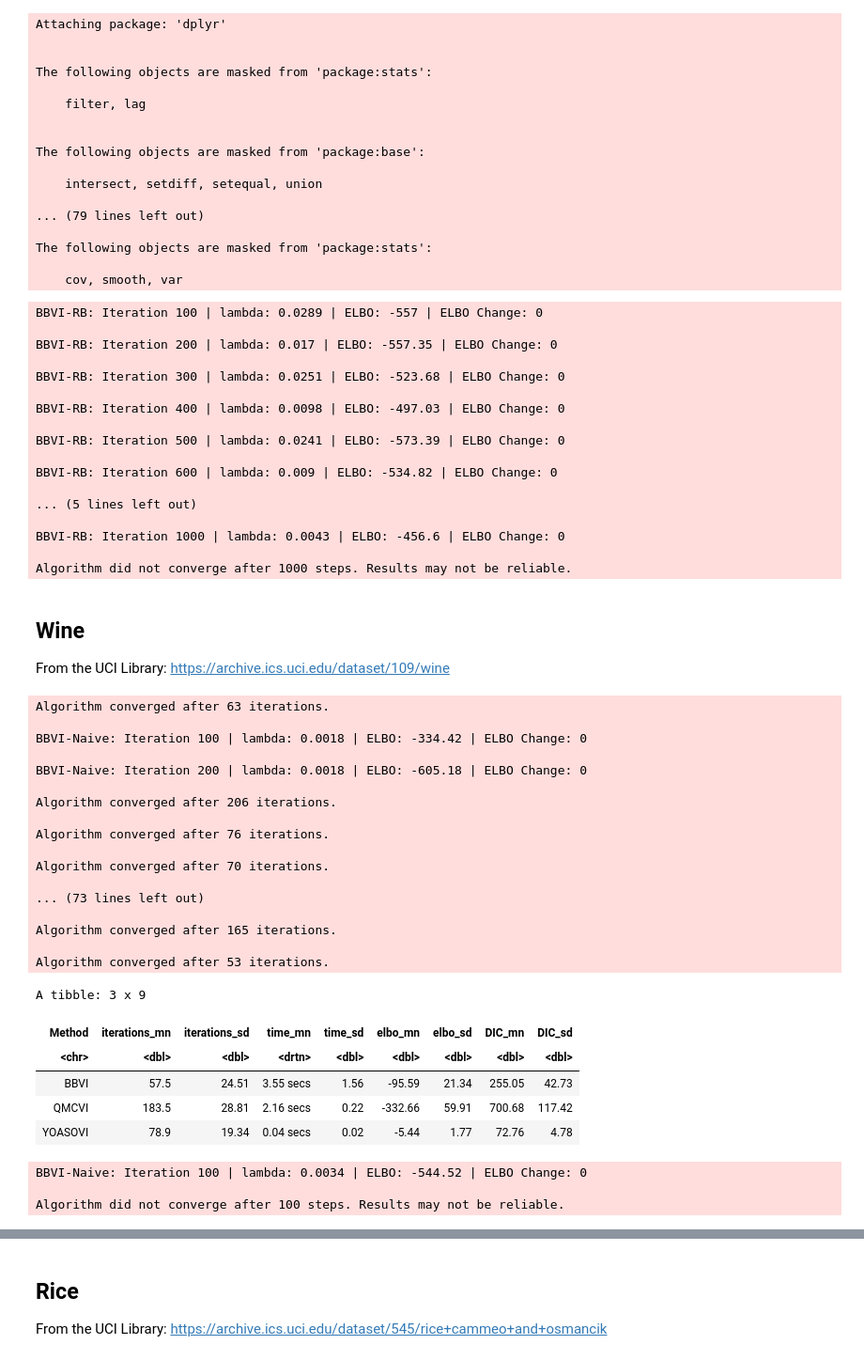
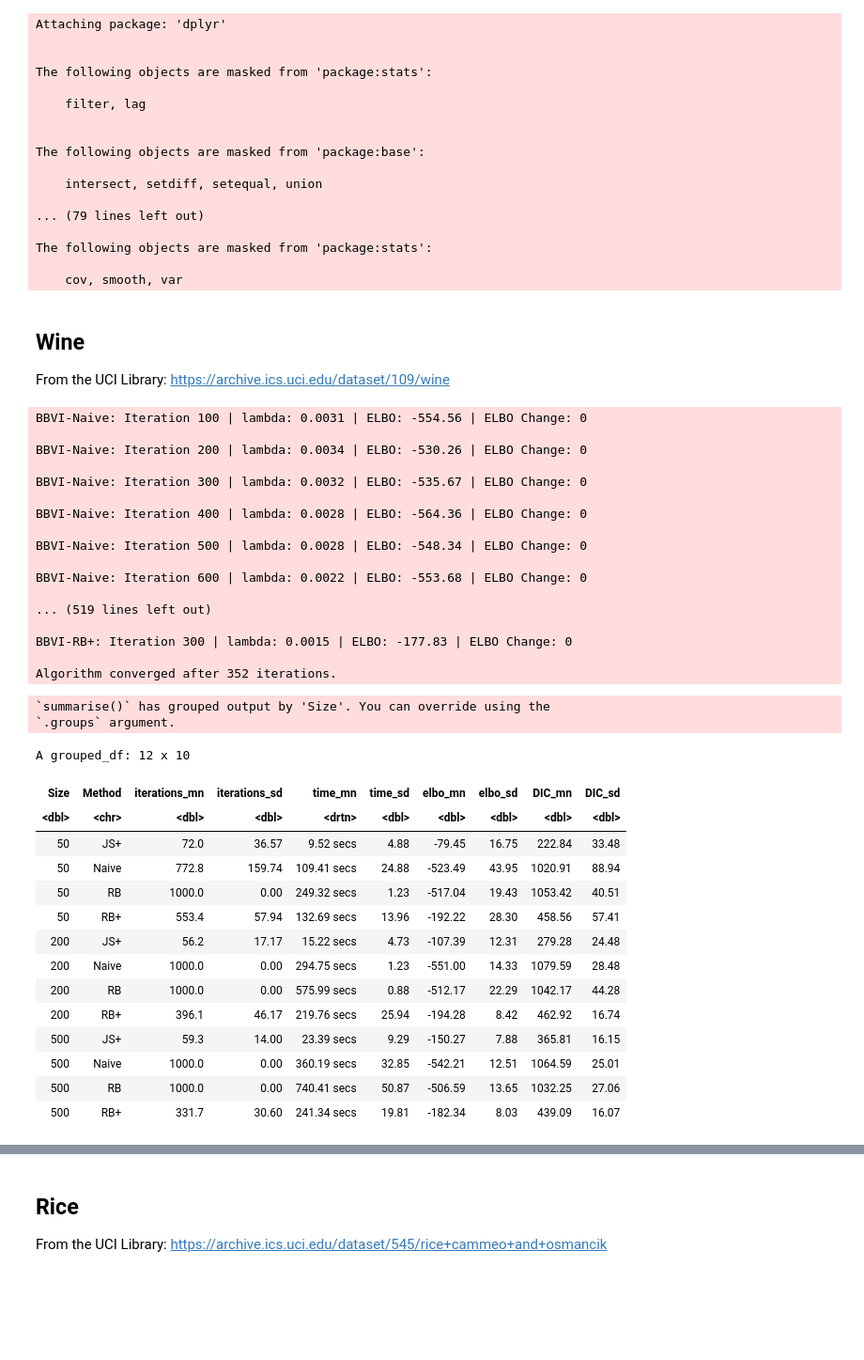
Before and after one commit to dominicdayta/jsbbvi, a Jupyter notebook: benchmarks_logit.ipynb, the cells around one changed output, grey strips where cells are left out. Shown: that part at 94% size. Cells and saved outputs as stored; diff of their text form; code cells hidden in the pictures; blank space fills up the shorter version.

Commit message:
Results in response to NeurIPS review

```diff
--- a/benchmarks_logit.ipynb
+++ b/benchmarks_logit.ipynb
@@ -34,27 +34,6 @@ The following objects are masked from 'package:base':
 The following objects are masked from 'package:stats':
 
     cov, smooth, var
-# %%
-source("logitregress.R")
-wine.rbl <- bbvi_logitreg(categories = wine.train[,1], X = scale(wine.train[,-1]), mc_size = 100, method = "RB", learn_rate = rate_adagrad(1e-1), max_iter = 1000, converge = 1e-3, seed = 9, verbose = TRUE)
-# %% [output]
-BBVI-RB: Iteration 100 | lambda: 0.0289 | ELBO: -557 | ELBO Change: 0
-
-BBVI-RB: Iteration 200 | lambda: 0.017 | ELBO: -557.35 | ELBO Change: 0
-
-BBVI-RB: Iteration 300 | lambda: 0.0251 | ELBO: -523.68 | ELBO Change: 0
-
-BBVI-RB: Iteration 400 | lambda: 0.0098 | ELBO: -497.03 | ELBO Change: 0
-
-BBVI-RB: Iteration 500 | lambda: 0.0241 | ELBO: -573.39 | ELBO Change: 0
-
-BBVI-RB: Iteration 600 | lambda: 0.009 | ELBO: -534.82 | ELBO Change: 0
-
-... (5 lines left out)
-
-BBVI-RB: Iteration 1000 | lambda: 0.0043 | ELBO: -456.6 | ELBO Change: 0
-
-Algorithm did not converge after 1000 steps. Results may not be reliable.
 # %% [markdown]
 ## Wine
 
@@ -76,7 +55,7 @@ wine.test <- as.matrix(wine[-index, ])
 rownames(wine.train) <- NULL
 rownames(wine.test) <- NULL
 # %%
-s = 500
+S = 500
 
 wine_performances <- foreach(seed = 0:9) %do%{
     wine.nav <- bbvi_logitreg(categories = wine.train[,1], X = scale(wine.train[,-1]), mc_size = S, method = "Naive", learn_rate = rate_adagrad(1e-1), max_iter = 1000, converge = 1e-3, seed = seed, verbose = TRUE)
@@ -106,38 +85,51 @@ wine_performances <- foreach(seed = 0:9) %do%{
 
 saveRDS(wine_performances, paste0("Outputs/wine_performances_",S,".RDS"))
 # %% [output]
-Algorithm converged after 63 iterations.
+BBVI-Naive: Iteration 100 | lambda: 0.0031 | ELBO: -554.56 | ELBO Change: 0
 
-BBVI-Naive: Iteration 100 | lambda: 0.0018 | ELBO: -334.42 | ELBO Change: 0
+BBVI-Naive: Iteration 200 | lambda: 0.0034 | ELBO: -530.26 | ELBO Change: 0
 
-BBVI-Naive: Iteration 200 | lambda: 0.0018 | ELBO: -605.18 | ELBO Change: 0
+BBVI-Naive: Iteration 300 | lambda: 0.0032 | ELBO: -535.67 | ELBO Change: 0
 
-Algorithm converged after 206 iterations.
+BBVI-Naive: Iteration 400 | lambda: 0.0028 | ELBO: -564.36 | ELBO Change: 0
 
-Algorithm converged after 76 iterations.
+BBVI-Naive: Iteration 500 | lambda: 0.0028 | ELBO: -548.34 | ELBO Change: 0
 
-Algorithm converged after 70 iterations.
+BBVI-Naive: Iteration 600 | lambda: 0.0022 | ELBO: -553.68 | ELBO Change: 0
 
-... (73 lines left out)
+... (519 lines left out)
 
-Algorithm converged after 165 iterations.
+BBVI-RB+: Iteration 300 | lambda: 0.0015 | ELBO: -177.83 | ELBO Change: 0
 
-Algorithm converged after 53 iterations.
+Algorithm converged after 352 iterations.
-A tibble: 3 x 9
-| Method | iterations_mn | iterations_sd | time_mn | time_sd | elbo_mn | elbo_sd | DIC_mn | DIC_sd |
-| <chr> | <dbl> | <dbl> | <drtn> | <dbl> | <dbl> | <dbl> | <dbl> | <dbl> |
-| BBVI | 57.5 | 24.51 | 3.55 secs | 1.56 | -95.59 | 21.34 | 255.05 | 42.73 |
-| QMCVI | 183.5 | 28.81 | 2.16 secs | 0.22 | -332.66 | 59.91 | 700.68 | 117.42 |
-| YOASOVI | 78.9 | 19.34 | 0.04 secs | 0.02 | -5.44 | 1.77 | 72.76 | 4.78 |
 # %%
-wine_performances <- do.call('rbind', wine_performances)
+wine_performances <- bind_rows(
+    do.call('rbind', lapply(readRDS("Outputs/wine_performances_50.RDS"), function(x) return(x[["Summary"]]))) %>% mutate(Size = 50),
+    do.call('rbind', lapply(readRDS("Outputs/wine_performances_200.RDS"), function(x) return(x[["Summary"]]))) %>% mutate(Size = 200),
+    do.call('rbind', lapply(readRDS("Outputs/wine_performances_500.RDS"), function(x) return(x[["Summary"]]))) %>% mutate(Size = 500)
+)
+
 wine_performances <- wine_performances %>%
-    group_by(Method) %>%
+    group_by(Size, Method) %>%
     summarise(iterations_mn = round(mean(iter),2), iterations_sd = round(sd(iter),2), time_mn = round(mean(elapsed),2), time_sd = round(sd(elapsed),2),
                 elbo_mn = round(mean(elbo),2), elbo_sd = round(sd(elbo),2), DIC_mn = round(mean(DIC),2), DIC_sd = round(sd(DIC),2))
 
 wine_performances
 # %% [output]
-BBVI-Naive: Iteration 100 | lambda: 0.0034 | ELBO: -544.52 | ELBO Change: 0
-
-Algorithm did not converge after 100 steps. Results may not be reliable.
+`summarise()` has grouped output by 'Size'. You can override using the
+`.groups` argument.
+A grouped_df: 12 x 10
+| Size | Method | iterations_mn | iterations_sd | time_mn | time_sd | elbo_mn | elbo_sd | DIC_mn | DIC_sd |
+| <dbl> | <chr> | <dbl> | <dbl> | <drtn> | <dbl> | <dbl> | <dbl> | <dbl> | <dbl> |
+| 50 | JS+ | 72.0 | 36.57 | 9.52 secs | 4.88 | -79.45 | 16.75 | 222.84 | 33.48 |
+| 50 | Naive | 772.8 | 159.74 | 109.41 secs | 24.88 | -523.49 | 43.95 | 1020.91 | 88.94 |
+| 50 | RB | 1000.0 | 0.00 | 249.32 secs | 1.23 | -517.04 | 19.43 | 1053.42 | 40.51 |
+| 50 | RB+ | 553.4 | 57.94 | 132.69 secs | 13.96 | -192.22 | 28.30 | 458.56 | 57.41 |
+| 200 | JS+ | 56.2 | 17.17 | 15.22 secs | 4.73 | -107.39 | 12.31 | 279.28 | 24.48 |
+| 200 | Naive | 1000.0 | 0.00 | 294.75 secs | 1.23 | -551.00 | 14.33 | 1079.59 | 28.48 |
+| 200 | RB | 1000.0 | 0.00 | 575.99 secs | 0.88 | -512.17 | 22.29 | 1042.17 | 44.28 |
+| 200 | RB+ | 396.1 | 46.17 | 219.76 secs | 25.94 | -194.28 | 8.42 | 462.92 | 16.74 |
+| 500 | JS+ | 59.3 | 14.00 | 23.39 secs | 9.29 | -150.27 | 7.88 | 365.81 | 16.15 |
+| 500 | Naive | 1000.0 | 0.00 | 360.19 secs | 32.85 | -542.21 | 12.51 | 1064.59 | 25.01 |
+| 500 | RB | 1000.0 | 0.00 | 740.41 secs | 50.87 | -506.59 | 13.65 | 1032.25 | 27.06 |
+| 500 | RB+ | 331.7 | 30.60 | 241.34 secs | 19.81 | -182.34 | 8.03 | 439.09 | 16.07 |
```
Also changed, not shown: parts of 11 cells of this notebook, 7 other files.
